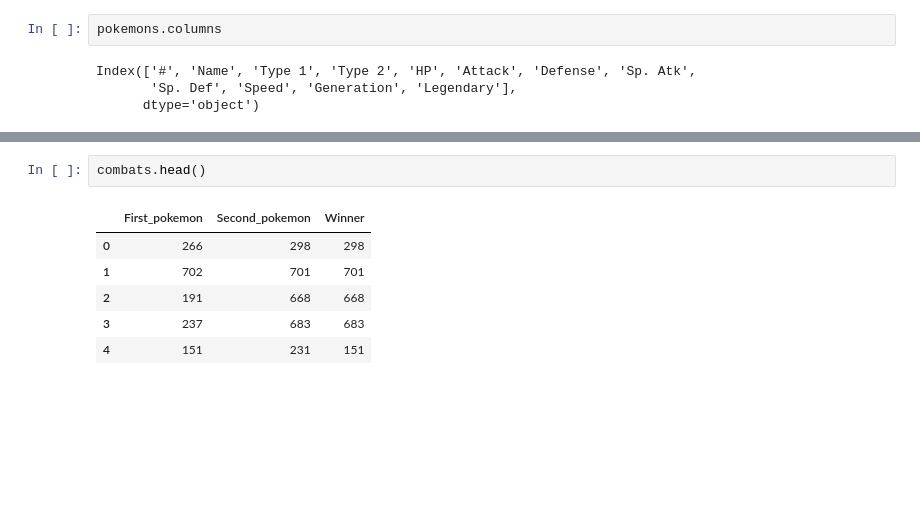
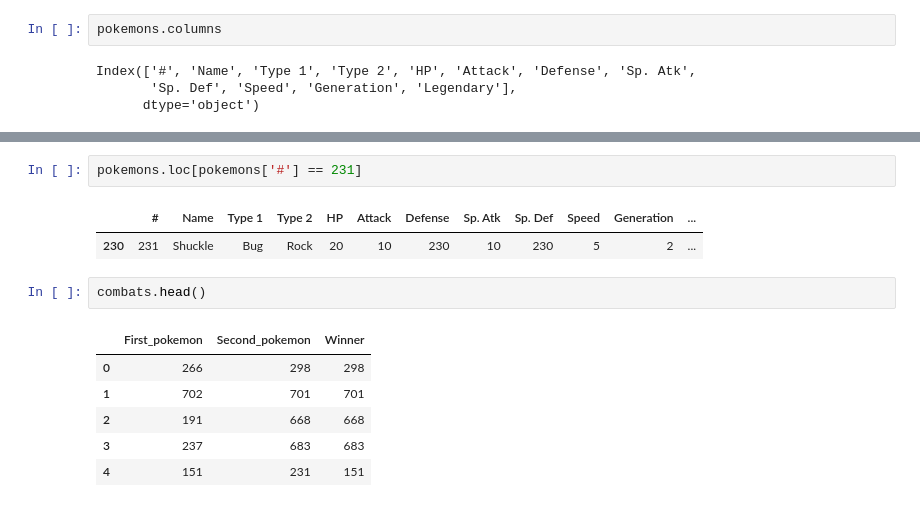
Before and after one commit to satrya-sabeni/AI_minor, a Jupyter notebook: Logistic_Predictor.ipynb, the cells around one changed output, grey strips where cells are left out. Drawn from its saved outputs; the diff is of its cells as text; blank space fills up the shorter version.

```diff
--- a/Logistic_Predictor.ipynb
+++ b/Logistic_Predictor.ipynb
@@ -30,6 +30,11 @@ pokemons.head()
 | 2 | 3 | Venusaur | Grass | Poison | 80 | 82 | 83 | 100 | 100 | 80 | 1 | ... |
 | 3 | 4 | Mega Venusaur | Grass | Poison | 80 | 100 | 123 | 122 | 120 | 80 | 1 | ... |
 | 4 | 5 | Charmander | Fire | NaN | 39 | 52 | 43 | 60 | 50 | 65 | 1 | ... |
+# %%
+pokemons.loc[pokemons['#'] == 231]
+# %% [output]
+|  | # | Name | Type 1 | Type 2 | HP | Attack | Defense | Sp. Atk | Sp. Def | Speed | Generation | ... |
+| 230 | 231 | Shuckle | Bug | Rock | 20 | 10 | 230 | 10 | 230 | 5 | 2 | ... |
 # %%
 combats.head()
 # %% [output]
```
Also changed, not shown: parts of 11 cells of this notebook, 1 other file.
